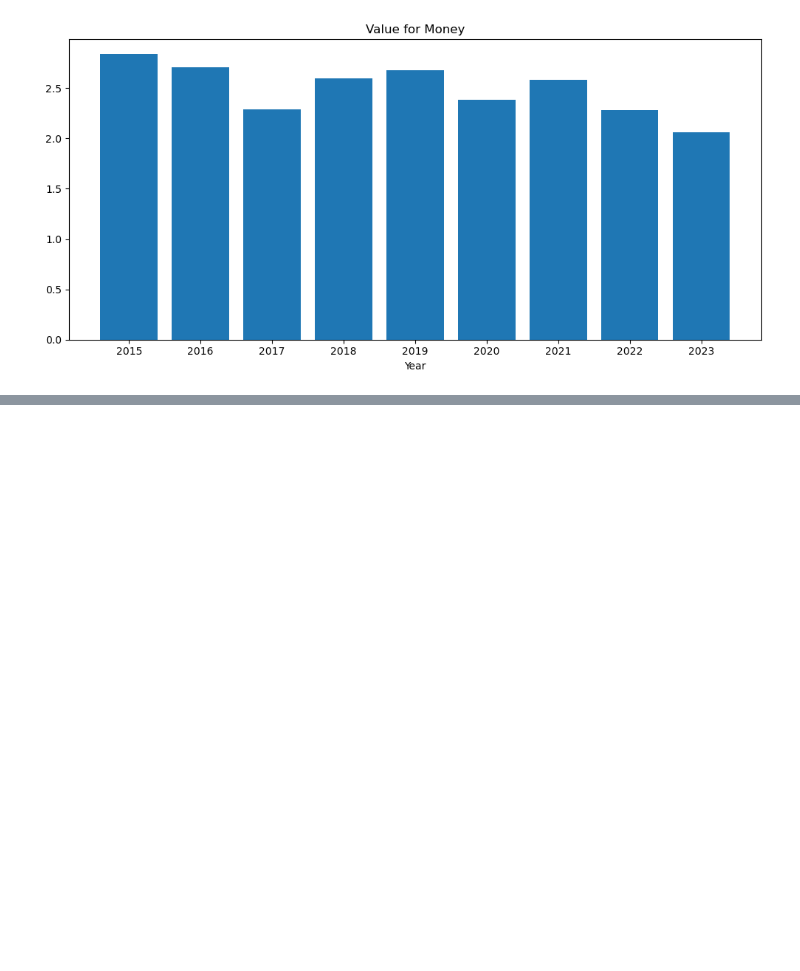
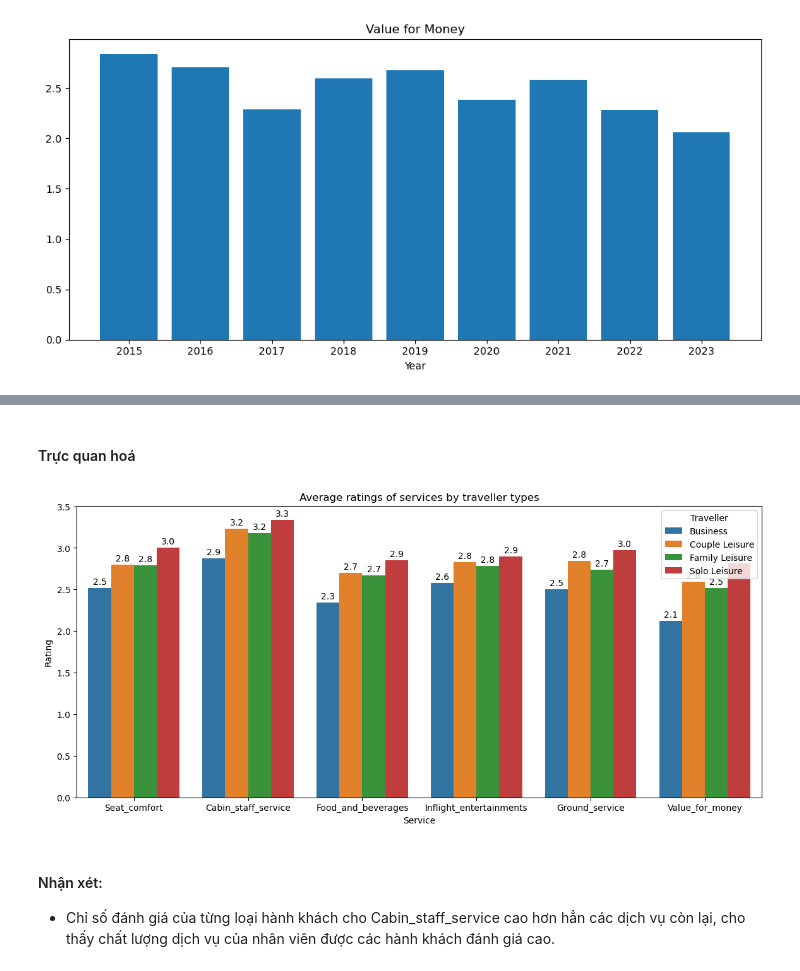
Before and after one commit to NgHuyen137/Intro2DS_Project, a Jupyter notebook: notebooks/3.0-eda.ipynb, the cells around one changed output, grey strips where cells are left out. Saved outputs shown, nothing was run; the diff lists cells and outputs as text; code cells hidden in the pictures; blank space fills up the shorter version.

Commit message:
Câu hỏi 5 (chưa xong nhận xét)

```diff
--- a/notebooks/3.0-eda.ipynb
+++ b/notebooks/3.0-eda.ipynb
@@ -313,0 +319,12 @@ plt.show()
+# %%
+# Chọn ra các cột rating
+rating_cols = ['Seat_comfort', 'Cabin_staff_service', 'Food_and_beverages', 'Inflight_entertainments', 'Ground_service', 'Value_for_money']
+
+# Gom nhóm và tính trung bình rating
+traveller_agg = cleaned_df.groupby('Type_of_traveller')[rating_cols].mean().round(2)
+
+# Điều chỉnh DataFrame để dễ trực quan
+traveller_types = traveller_agg.index.to_list() * len(rating_cols)
+traveller_agg = pd.melt(traveller_agg, var_name='Service', value_name='Rating')
+traveller_agg['Traveller'] = traveller_types
+traveller_agg
@@ -313,0 +349,15 @@ plt.show()
+# %% [markdown]
+#### Trực quan hoá
+# %%
+plt.figure(figsize=(14, 6))
+ax = sns.barplot(data=traveller_agg, x='Service', y='Rating', hue='Traveller')
+
+# Hiển thị số trên mỗi cột
+for container in ax.containers:
+    ax.bar_label(container, fmt='%.1f', padding=2)
+plt.title('Average ratings of services by traveller types');
+# %% [output]
+[figure, added]
+# %% [markdown]
+#### Nhận xét:
+- Chỉ số đánh giá của từng loại hành khách cho Cabin_staff_service cao hơn hẳn các dịch vụ còn lại, cho thấy chất lượng dịch vụ của nhân viên được các hành khách đánh giá cao.
```
Also changed, not shown: parts of 12 cells of this notebook.
